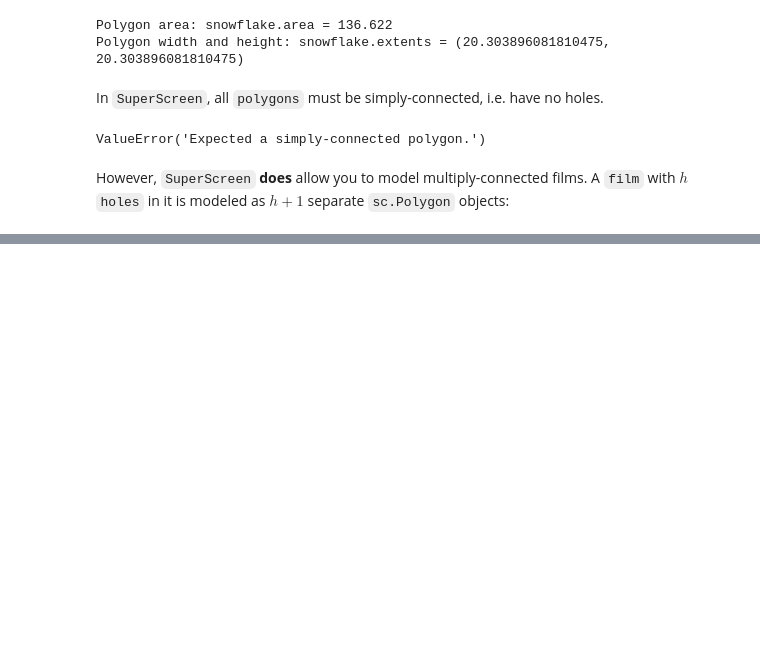
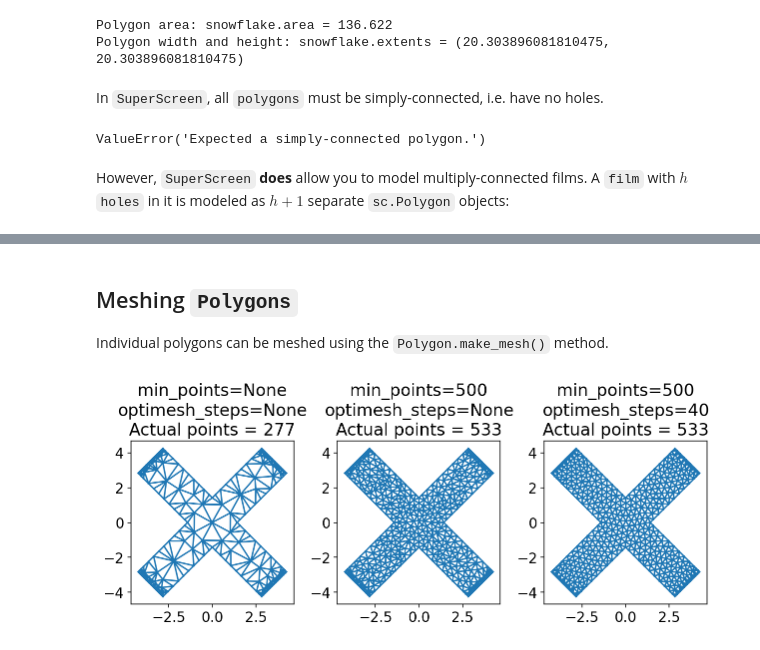
Before and after one commit to loganbvh/superscreen, a Jupyter notebook: docs/notebooks/polygons.ipynb, the cells around one changed output, grey strips where cells are left out. Cells and saved outputs as stored; diff of their text form; code cells hidden in the pictures; blank space fills up the shorter version.

```diff
--- a/docs/notebooks/polygons.ipynb
+++ b/docs/notebooks/polygons.ipynb
@@ -182,0 +183,25 @@ for hole in holes:
+# %% [markdown]
+## Meshing `Polygons`
+
+Individual polygons can be meshed using the `Polygon.make_mesh()` method.
+# %%
+setups = [
+    dict(min_points=None, optimesh_steps=None),
+    dict(min_points=500, optimesh_steps=None),
+    dict(min_points=500, optimesh_steps=40),
+]
+
+fig, axes = plt.subplots(1, len(setups), figsize=(3 * (len(setups) + 0.5), 3))
+
+for ax, options in zip(axes, setups):
+    # Generate a mesh with the specified options
+    points, triangles = X.make_mesh(**options)
+
+    # Plot the mesh
+    ax.set_aspect('equal')
+    title = [f"{key}={value!r}" for key, value in options.items()]
+    title.append(f"Actual points = {points.shape[0]}")
+    ax.triplot(points[:, 0], points[:, 1], triangles)
+    ax.set_title("\n".join(title))
+# %% [output]
+[figure, added]
```
Also changed, not shown: parts of 12 cells of this notebook, 7 other files.
